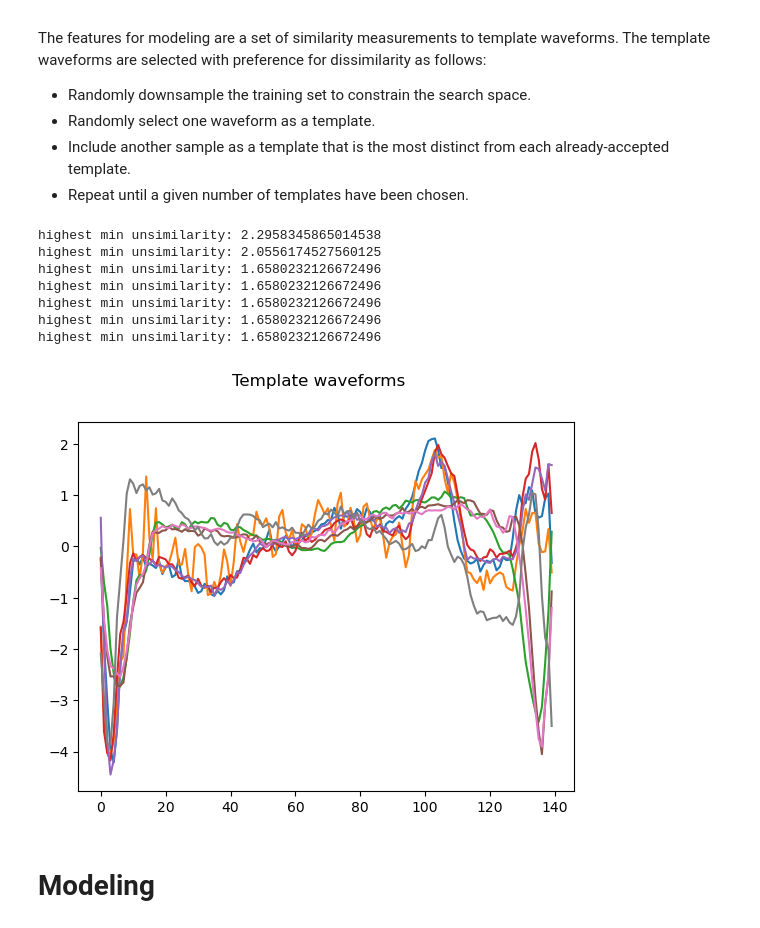
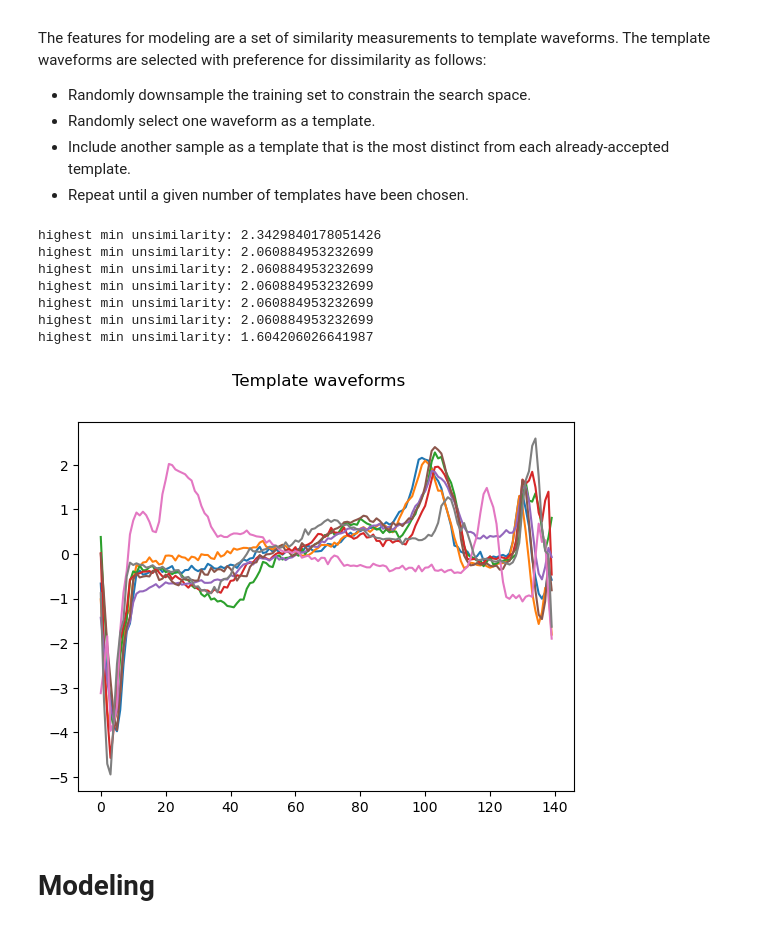
Before and after one commit to dshavoc/aiml-capstone, a Jupyter notebook: capstone.ipynb, the cells around one changed output. Drawn from its saved outputs; the diff is of its cells as text; code cells hidden in the pictures.

```diff
--- a/capstone.ipynb
+++ b/capstone.ipynb
@@ -339,23 +339,24 @@ def choose_distinct_waveforms(X, sim_strat='xcor', max_templates=10) -> list:
 # %%
 # Generate template waveforms
 n = 8
-seed = 1138
+seed = 11
+sim_strat = 'mse'
 random.seed(seed)
 
-X_templates = choose_distinct_waveforms(X_train, 'mse', max_templates=n)
+X_templates = choose_distinct_waveforms(X_train, sim_strat, max_templates=n)
 
 X_templates.T.plot(kind='line', legend=False)
 plt.suptitle('Template waveforms')
-plt.savefig(f'images/templates-mse-n{n}-seed{seed}.png')
+plt.savefig(f'images/templates-{sim_strat}-n{n}-seed{seed}.png')
 # %% [output]
-highest min unsimilarity: 2.2958345865014538
-highest min unsimilarity: 2.0556174527560125
-highest min unsimilarity: 1.6580232126672496
-highest min unsimilarity: 1.6580232126672496
-highest min unsimilarity: 1.6580232126672496
-highest min unsimilarity: 1.6580232126672496
-highest min unsimilarity: 1.6580232126672496
+highest min unsimilarity: 2.3429840178051426
+highest min unsimilarity: 2.060884953232699
+highest min unsimilarity: 2.060884953232699
+highest min unsimilarity: 2.060884953232699
+highest min unsimilarity: 2.060884953232699
+highest min unsimilarity: 2.060884953232699
+highest min unsimilarity: 1.604206026641987
-[figure, old version]
+[figure, new version]
 # %%
 def make_features(X, X_templates, sim_strat):
     Xf = pd.DataFrame()
```
Also changed, not shown: parts of 7 cells of this notebook, 14 other files.
